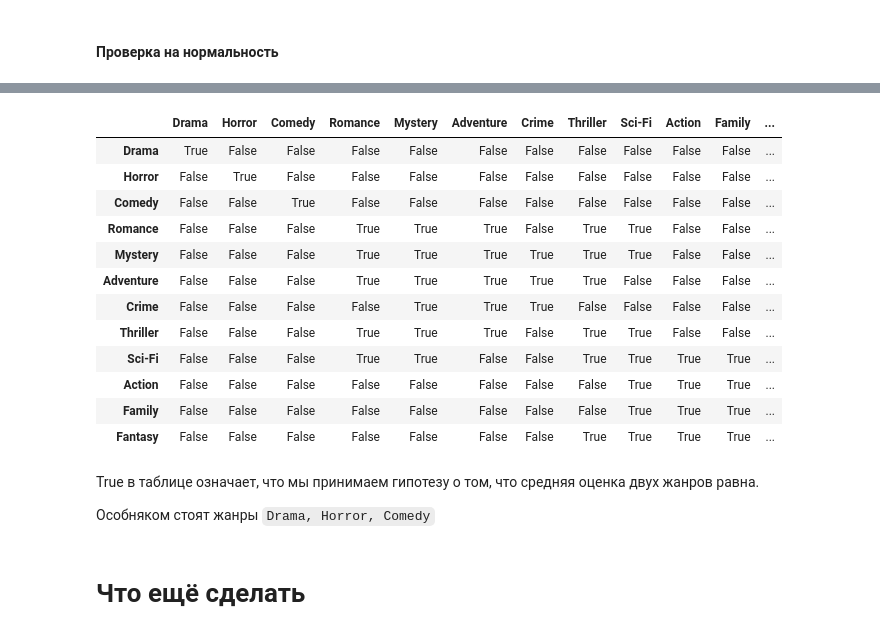
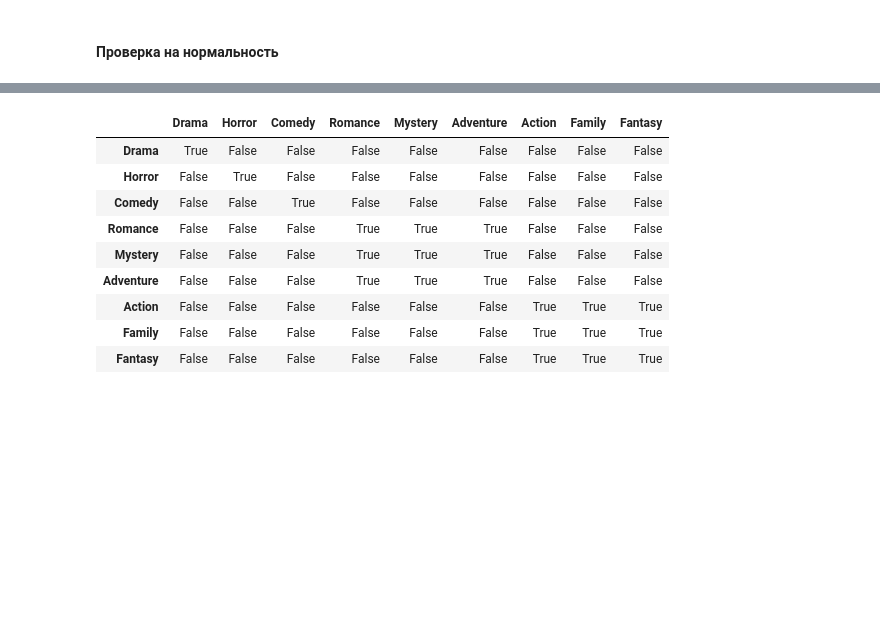
Before and after one commit to xrustle/GB_Math, a Jupyter notebook: Statistics/project_imdb_genres.ipynb, the cells around one changed output, grey strips where cells are left out. Drawn from its saved outputs; the diff is of its cells as text; code cells hidden in the pictures; blank space fills up the shorter version.

```diff
--- a/Statistics/project_imdb_genres.ipynb
+++ b/Statistics/project_imdb_genres.ipynb
@@ -13,11 +42,12 @@
 import numpy as np
 import pandas as pd
 from scipy import stats
+import seaborn as sns
 from matplotlib import pyplot as plt
 
 plt.style.use('seaborn-whitegrid')
 
 df = pd.read_csv('movie_metadata.csv')
-df.dropna(inplace=True)
+df.dropna(subset=['budget', 'gross'], inplace=True)
 # %% [markdown]
 #### Наиболее частые жанры
@@ -97,41 +144,34 @@ genres_df.sort_values(by=['mean'], ascending=False).style.applymap(true_green_co
 # %%
 alpha = 0.05
-genres = ['Drama', 'Horror', 'Comedy', 'Romance', 'Mystery', 'Adventure', 'Crime', 'Thriller', 'Sci-Fi', 'Action', 'Family', 'Fantasy']
+genres = ['Drama', 'Horror', 'Comedy', 'Romance', 'Mystery', 'Adventure', 'Action', 'Family', 'Fantasy']
 
 genres_df = pd.DataFrame(columns=genres)
 
 for genre1 in genres:
     a = []
     for genre2 in genres:
         if genre1 == genre2:
             a.append(True)
             continue
         X1 = df[df['genres'].str.contains(genre1) & ~df['genres'].str.contains(genre2)]['imdb_score']
         X2 = df[~df['genres'].str.contains(genre1) & df['genres'].str.contains(genre2)]['imdb_score']
         n1, n2 = len(X1), len(X2)
+
         T = (X1.mean() - X2.mean()) / np.sqrt(np.var(X1) / n1 + np.var(X2) / n2)
         t = stats.t.ppf(1 - alpha / 2, n1 + n2 - 2)
+
         a.append(-t < T < t)
     genres_df.loc[genre1] = a
 
 genres_df.style.applymap(true_green_color)
 # %% [output]
-|  | Drama | Horror | Comedy | Romance | Mystery | Adventure | Crime | Thriller | Sci-Fi | Action | Family | ... |
-| Drama | True | False | False | False | False | False | False | False | False | False | False | ... |
-| Horror | False | True | False | False | False | False | False | False | False | False | False | ... |
-| Comedy | False | False | True | False | False | False | False | False | False | False | False | ... |
-| Romance | False | False | False | True | True | True | False | True | True | False | False | ... |
-| Mystery | False | False | False | True | True | True | True | True | True | False | False | ... |
-| Adventure | False | False | False | True | True | True | True | True | False | False | False | ... |
-| Crime | False | False | False | False | True | True | True | False | False | False | False | ... |
-| Thriller | False | False | False | True | True | True | False | True | True | False | False | ... |
-| Sci-Fi | False | False | False | True | True | False | False | True | True | True | True | ... |
-| Action | False | False | False | False | False | False | False | False | True | True | True | ... |
-| Family | False | False | False | False | False | False | False | False | True | True | True | ... |
-| Fantasy | False | False | False | False | False | False | False | True | True | True | True | ... |
+|  | Drama | Horror | Comedy | Romance | Mystery | Adventure | Action | Family | Fantasy |
+| Drama | True | False | False | False | False | False | False | False | False |
+| Horror | False | True | False | False | False | False | False | False | False |
+| Comedy | False | False | True | False | False | False | False | False | False |
+| Romance | False | False | False | True | True | True | False | False | False |
+| Mystery | False | False | False | True | True | True | False | False | False |
+| Adventure | False | False | False | True | True | True | False | False | False |
+| Action | False | False | False | False | False | False | True | True | True |
+| Family | False | False | False | False | False | False | True | True | True |
+| Fantasy | False | False | False | False | False | False | True | True | True |
-# %% [markdown]
-True в таблице означает, что мы принимаем гипотезу о том, что средняя оценка двух жанров равна.
-
-Особняком стоят жанры `Drama, Horror, Comedy`
-# %% [markdown]
-# Что ещё сделать
```
Also changed, not shown: parts of 16 cells of this notebook.
